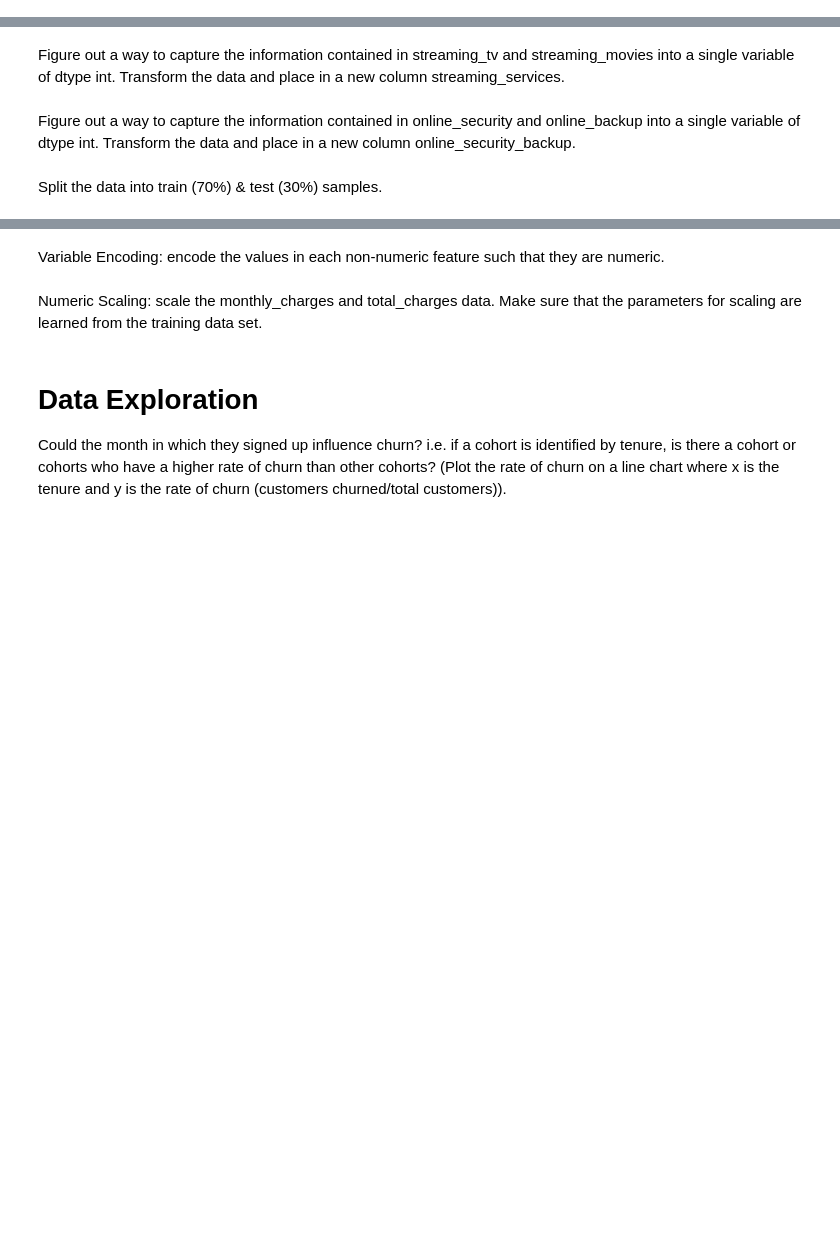
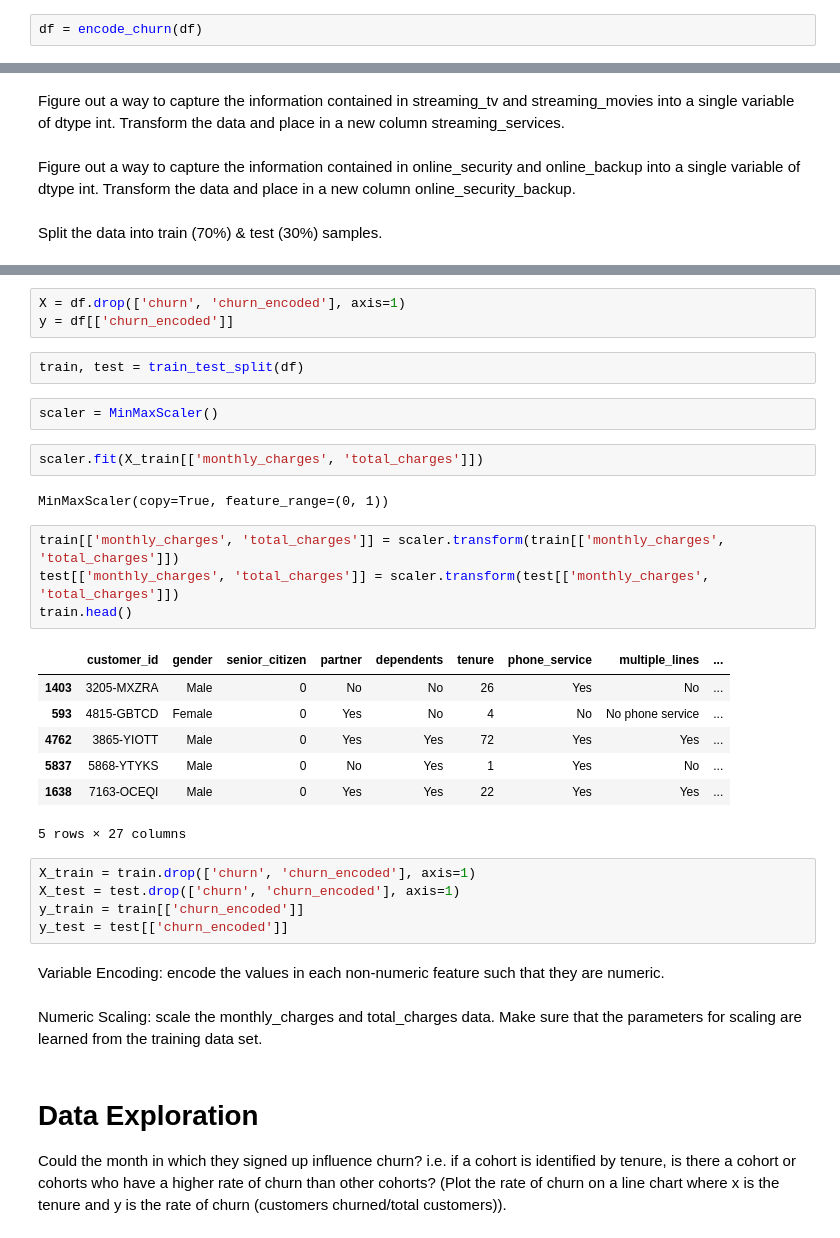
Before and after one commit to codeup-classification-project-ada/Classification, a Jupyter notebook: Codeup_Classification_Project_Ada_Final.ipynb, the cells around one changed output, grey strips where cells are left out. Cells and saved outputs as stored; diff of their text form; blank space fills up the shorter version.

```diff
--- a/Codeup_Classification_Project_Ada_Final.ipynb
+++ b/Codeup_Classification_Project_Ada_Final.ipynb
@@ -341,0 +512,2 @@ encode_churn(df)
+# %%
+df = encode_churn(df)
@@ -379,3 +581,31 @@ Split the data into train (70%) & test (30%) samples.
+# %%
+X = df.drop(['churn', 'churn_encoded'], axis=1)
+y = df[['churn_encoded']]
+# %%
+train, test = train_test_split(df)
+# %%
+scaler = MinMaxScaler()
+# %%
+scaler.fit(X_train[['monthly_charges', 'total_charges']])
+# %% [output]
+MinMaxScaler(copy=True, feature_range=(0, 1))
+# %%
+train[['monthly_charges', 'total_charges']] = scaler.transform(train[['monthly_charges', 'total_charges']])
+test[['monthly_charges', 'total_charges']] = scaler.transform(test[['monthly_charges', 'total_charges']])
+train.head()
+# %% [output]
+|  | customer_id | gender | senior_citizen | partner | dependents | tenure | phone_service | multiple_lines | ... |
+| 1403 | 3205-MXZRA | Male | 0 | No | No | 26 | Yes | No | ... |
+| 593 | 4815-GBTCD | Female | 0 | Yes | No | 4 | No | No phone service | ... |
+| 4762 | 3865-YIOTT | Male | 0 | Yes | Yes | 72 | Yes | Yes | ... |
+| 5837 | 5868-YTYKS | Male | 0 | No | Yes | 1 | Yes | No | ... |
+| 1638 | 7163-OCEQI | Male | 0 | Yes | Yes | 22 | Yes | Yes | ... |
+5 rows × 27 columns
+# %%
+X_train = train.drop(['churn', 'churn_encoded'], axis=1)
+X_test = test.drop(['churn', 'churn_encoded'], axis=1)
+y_train = train[['churn_encoded']]
+y_test = test[['churn_encoded']]
 # %% [markdown]
 Variable Encoding: encode the values in each non-numeric feature such that they are numeric.
 # %% [markdown]
```
Also changed, not shown: parts of 28 cells of this notebook.
